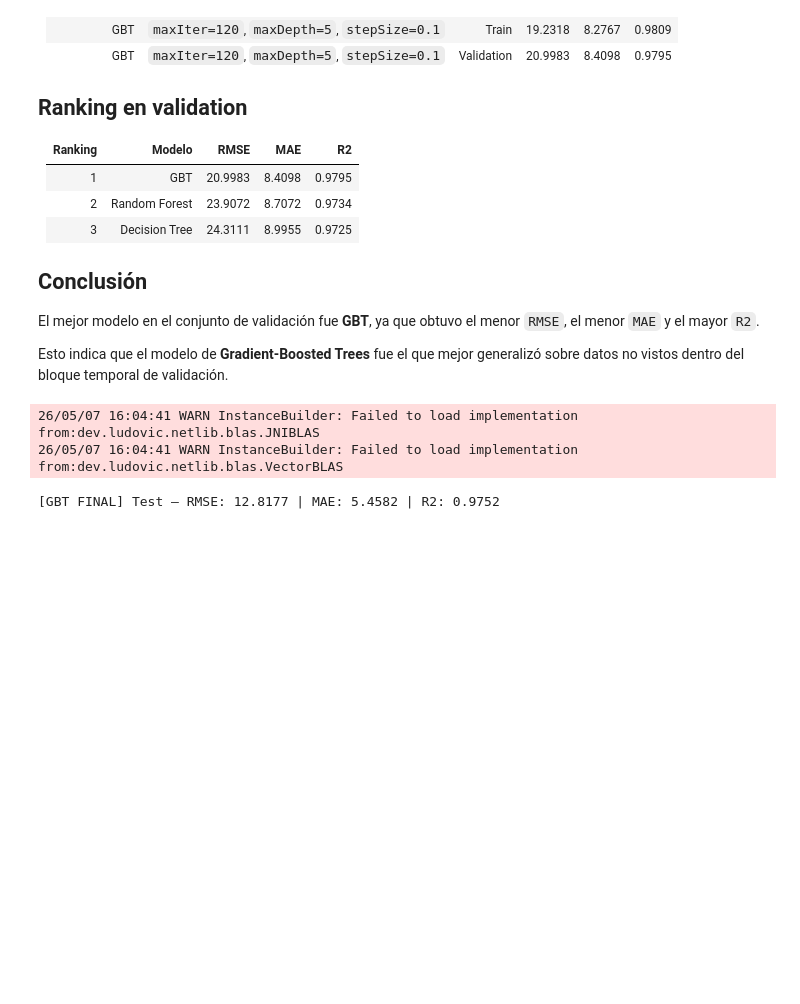
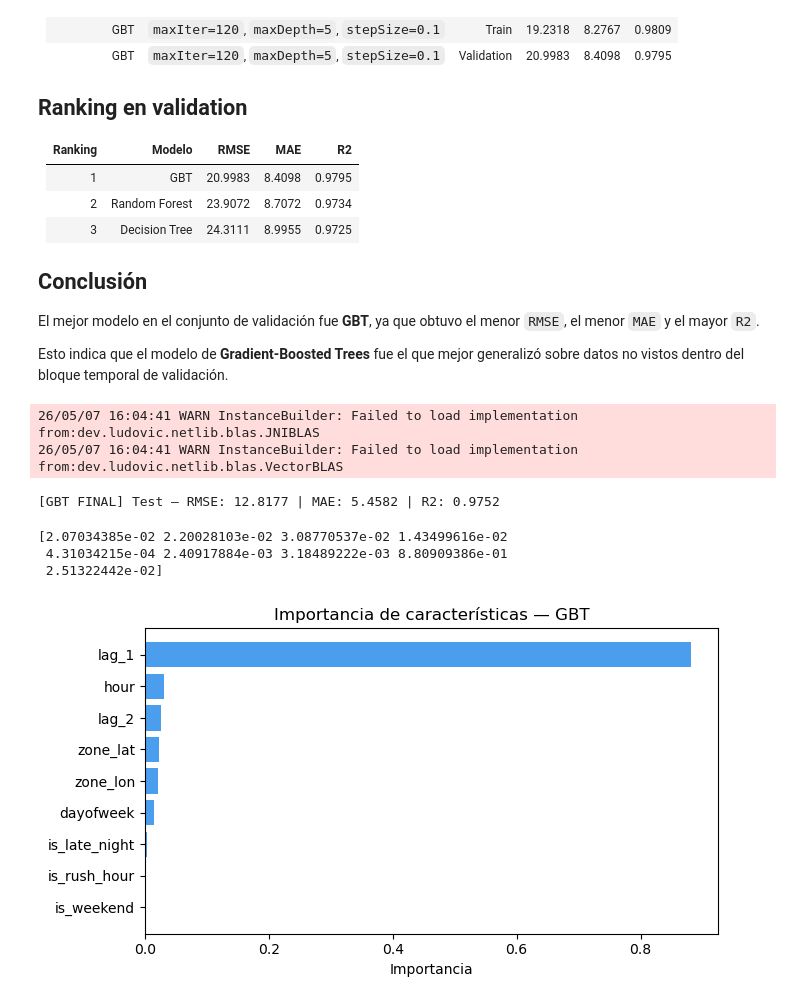
Before and after one commit to turi-hub/bigdata-nyc-taxi, a Jupyter notebook: notebooks/02_modeloFinal.ipynb, the cells around one changed output. Saved outputs shown, nothing was run; the diff lists cells and outputs as text; code cells hidden in the pictures; blank space fills up the shorter version.

```diff
--- a/notebooks/02_modeloFinal.ipynb
+++ b/notebooks/02_modeloFinal.ipynb
@@ -657,3 +657,32 @@ print("[GBT FINAL] Test — RMSE: {:.4f} | MAE: {:.4f} | R2: {:.4f}".format(
 26/05/07 16:04:41 WARN InstanceBuilder: Failed to load implementation from:dev.ludovic.netlib.blas.JNIBLAS
 26/05/07 16:04:41 WARN InstanceBuilder: Failed to load implementation from:dev.ludovic.netlib.blas.VectorBLAS
 [GBT FINAL] Test — RMSE: 12.8177 | MAE: 5.4582 | R2: 0.9752
+# %%
+import pandas as pd
+import matplotlib.pyplot as plt
+from pyspark.ml import PipelineModel
+
+feature_names = ["zone_lon", "zone_lat", "hour", "dayofweek",
+                 "is_weekend", "is_rush_hour", "is_late_night",
+                 "lag_1", "lag_2"]
+
+pipeline_model = PipelineModel.load("../models/gbt_taxi")
+gbt_model = pipeline_model.stages[-1]
+
+importances = gbt_model.featureImportances.toArray()
+print(importances)
+
+df_imp = pd.DataFrame({"feature": feature_names, "importance": importances})
+df_imp = df_imp.sort_values("importance", ascending=True)
+
+plt.figure(figsize=(7, 4))
+plt.barh(df_imp["feature"], df_imp["importance"], color="#4a9eed")
+plt.xlabel("Importancia")
+plt.title("Importancia de características — GBT")
+plt.tight_layout()
+plt.savefig("fig_feature_importance.png", dpi=150)
+# %% [output]
+[2.07034385e-02 2.20028103e-02 3.08770537e-02 1.43499616e-02
+ 4.31034215e-04 2.40917884e-03 3.18489222e-03 8.80909386e-01
+ 2.51322442e-02]
+[figure, added]
```
Also changed, not shown: parts of 2 cells of this notebook, 1 other file.
